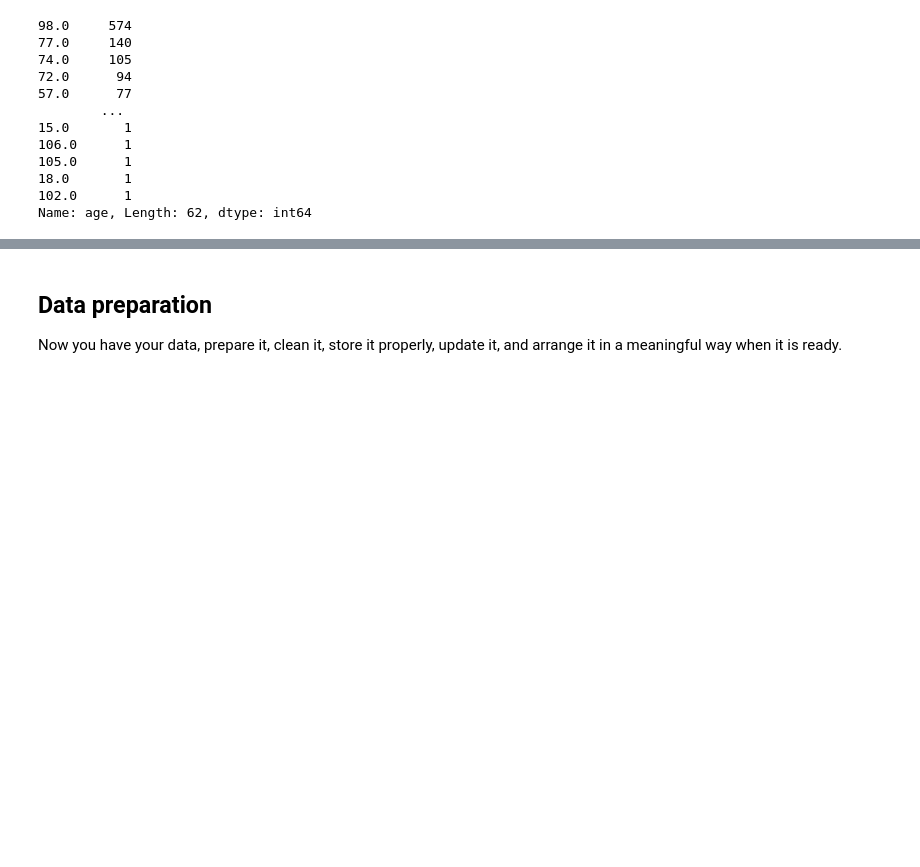
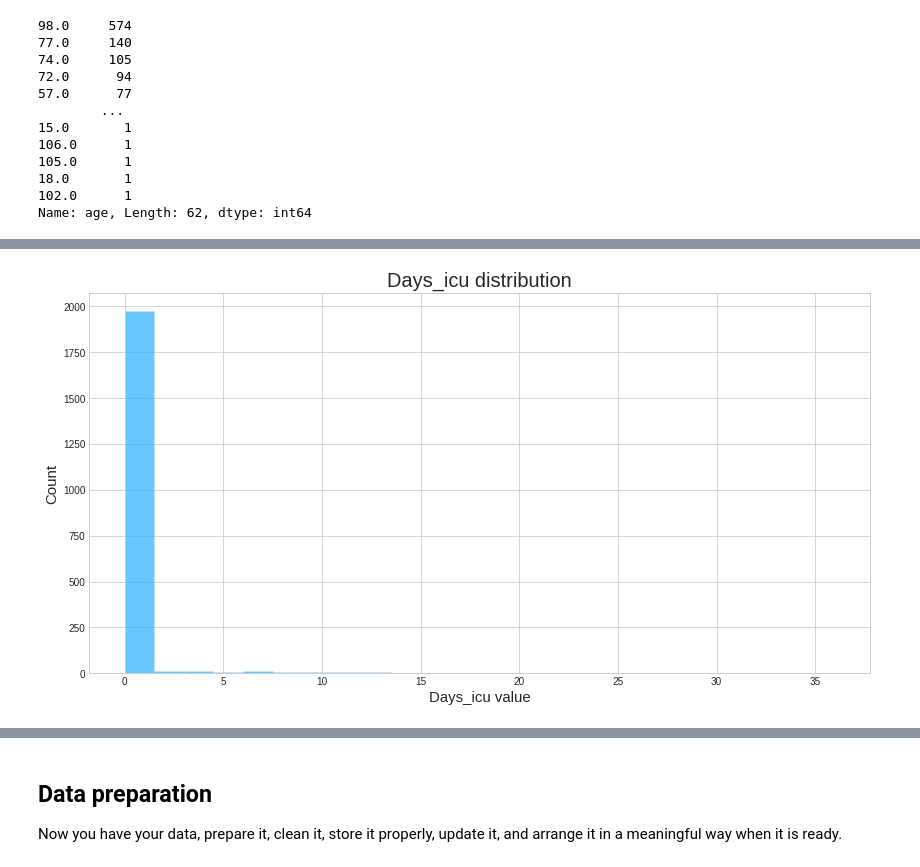
Before and after one commit to lesmesrafa/covid19-analytics, a Jupyter notebook: main_code.ipynb, the cells around one changed output, grey strips where cells are left out. Saved outputs shown, nothing was run; the diff lists cells and outputs as text; code cells hidden in the pictures; blank space fills up the shorter version.

```diff
--- a/main_code.ipynb
+++ b/main_code.ipynb
@@ -112,0 +407,10 @@ Name: age, Length: 62, dtype: int64
+# %%
+plt.figure(figsize=(14,7))
+plt.style.use('seaborn-whitegrid')
+plt.hist(df["days_icu"], bins=len(df["days_icu"].unique()), facecolor='#2ab0ff', edgecolor='#e0e0e0', linewidth=0.5, alpha=0.7)
+plt.title('Days_icu distribution', fontsize=20)
+plt.xlabel('Days_icu value', fontsize=15)
+plt.ylabel('Count', fontsize=15)
+plt.show()
+# %% [output]
+[figure, added]
```
Also changed, not shown: parts of 46 cells of this notebook.
